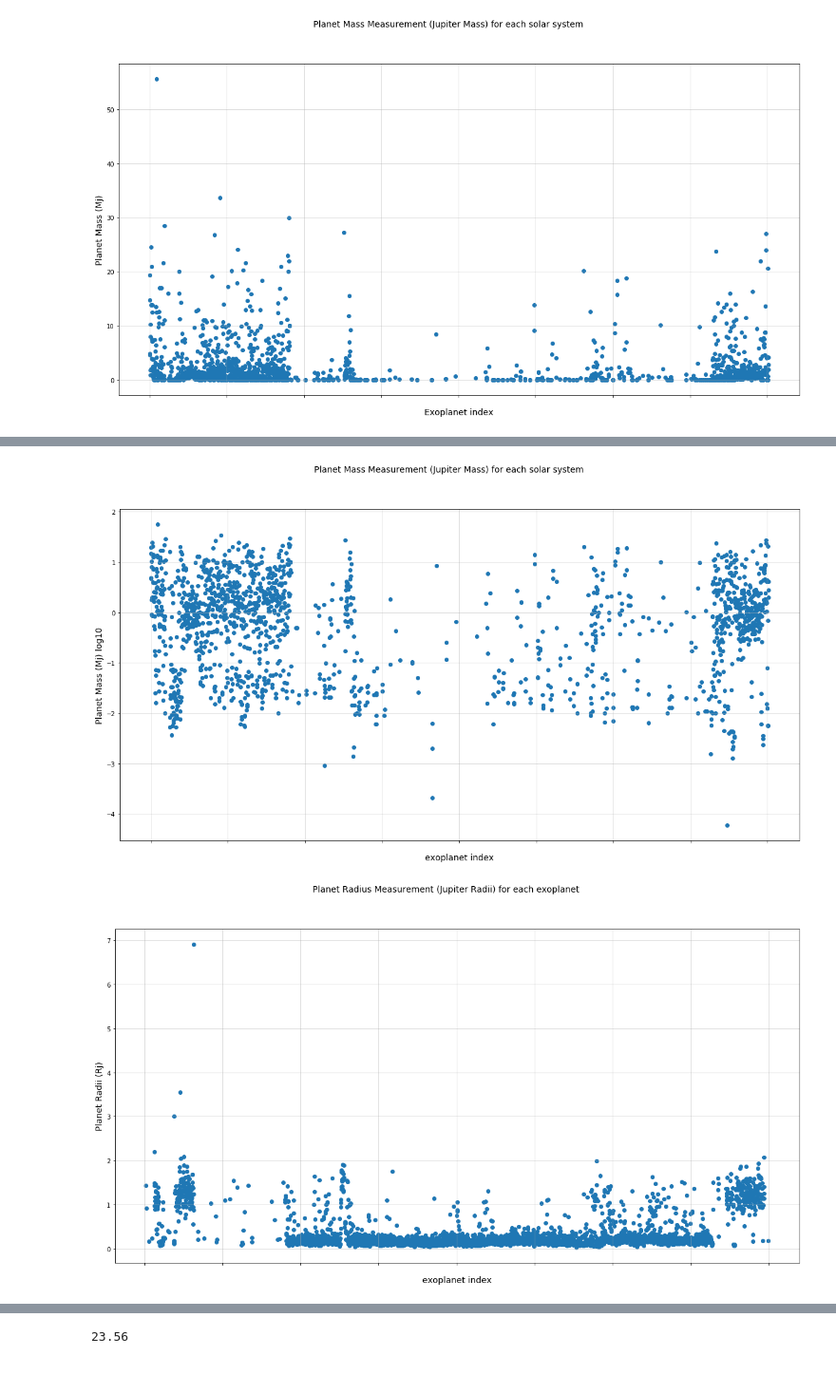
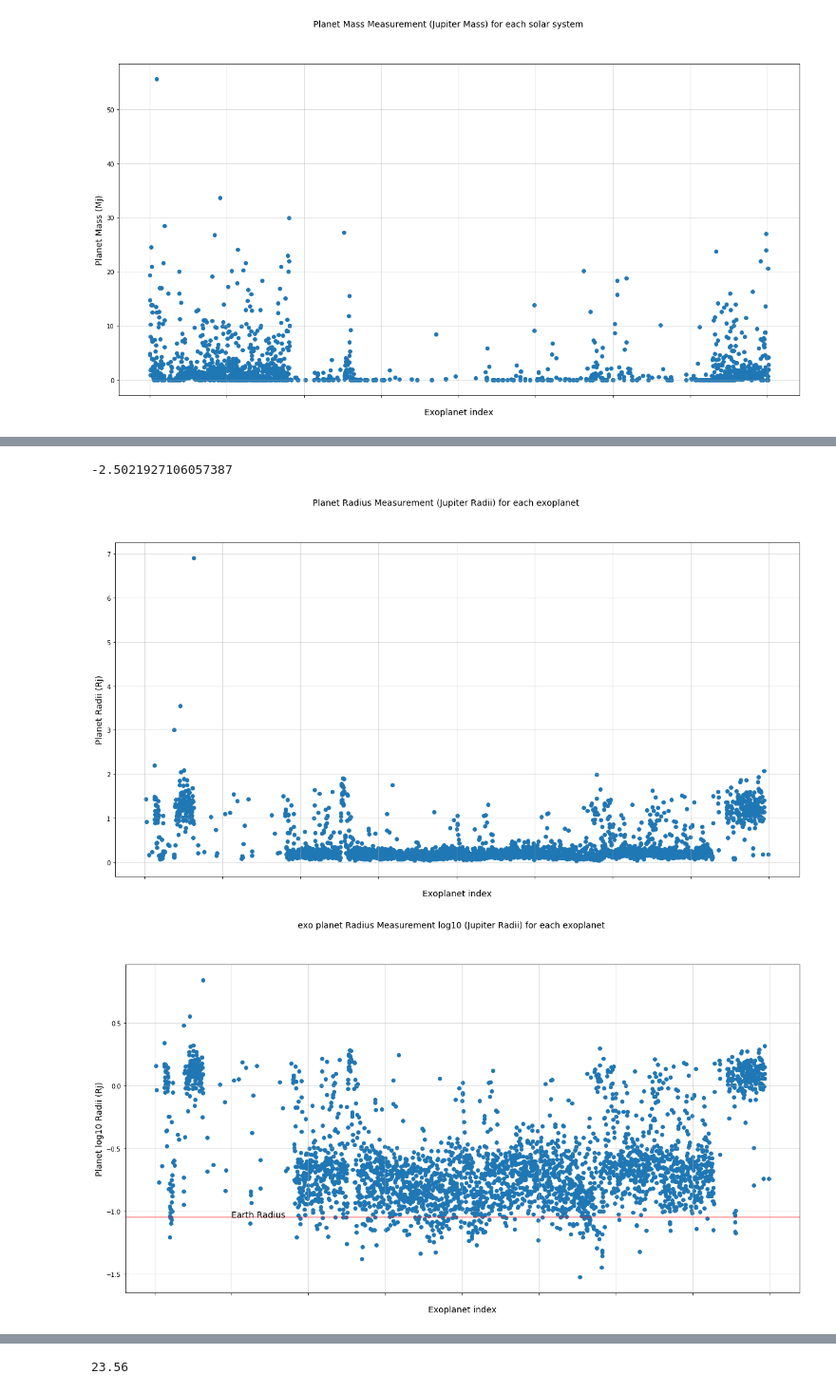
Before and after one commit to coderXmachina2/infographicaGalactica, a Jupyter notebook: scripts/exoPlanetProbing.ipynb, the cells around one changed output, grey strips where cells are left out. Shown: that part at 95% size. Drawn from its saved outputs; the diff is of its cells as text; code cells hidden in the pictures.

Commit message:
Mass and Radius

```diff
--- a/scripts/exoPlanetProbing.ipynb
+++ b/scripts/exoPlanetProbing.ipynb
@@ -273,9 +250,13 @@ plt.show()
+# %%
+np.log10(earth_mass.to(u.M_jup).value)
+# %% [output]
+-2.5021927106057387
 # %%
 fig = plt.figure(figsize=(20,10))
-plt.scatter(range(len(data)), np.log10(data['pl_bmassj']))
-fig.suptitle('Planet Mass Measurement (Jupiter Mass) for each solar system', fontsize=14)
-plt.xlabel('exoplanet index', fontsize=14)
-plt.ylabel('Planet Mass (Mj) log10', fontsize=14)
+plt.scatter(range(len(data)), data['pl_radj'])
+fig.suptitle('Planet Radius Measurement (Jupiter Radii) for each exoplanet', fontsize=14)
+plt.xlabel('Exoplanet index', fontsize=14)
+plt.ylabel('Planet Radii (Rj)', fontsize=14)
 
 #plt.yticks(np.arange(-5, 140, step=20))
 plt.xticks(rotation=45, fontsize=4, alpha = 0.0001)
@@ -283,24 +264,26 @@ plt.xticks(rotation=45, fontsize=4, alpha = 0.0001)
 #plt.text(0,0, "Edge On", fontsize = 10)
 
 plt.grid(alpha = 0.5)
-plt.savefig('/Users/ultra/Desktop/theJects/infographicaGalactica/Vissies/planet_mass_measure_log10.png')
+plt.savefig('/Users/ultra/Desktop/theJects/infographicaGalactica/Vissies/planet_Radii_Jupiter_Radii.png')
 plt.show()
 # %% [output]
-[figure, old version]
+[figure, new version]
 # %%
 fig = plt.figure(figsize=(20,10))
 plt.scatter(range(len(data)), np.log10(data['pl_radj']) )
-fig.suptitle('Planet Radius Measurement (Jupiter Radii) for each exoplanet', fontsize=14)
+fig.suptitle('exo planet Radius Measurement log10 (Jupiter Radii) for each exoplanet', fontsize=14)
 plt.xlabel('Exoplanet index', fontsize=14)
-plt.ylabel('Planet Radii (Rj)', fontsize=14)
+plt.ylabel('Planet log10 Radii (Rj)', fontsize=14)
 
 #plt.yticks(np.arange(-5, 140, step=20))
 plt.xticks(rotation=45, fontsize=4, alpha = 0.0001)
-#plt.text(0,95, "Edge On", fontsize = 10)
-#plt.text(0,0, "Edge On", fontsize = 10)
+earth_rad = 1*u.R_earth
+
+plt.axhline(y=np.log10(earth_rad.to(u.R_jup).value)  , alpha= 0.5, color='red') #1 AU
+plt.text(500, np.log10(earth_rad.to(u.R_jup).value), 'Earth Radius', fontsize = 14)
 
 plt.grid(alpha = 0.5)
-plt.savefig('/Users/ultra/Desktop/theJects/infographicaGalactica/Vissies/planet_Radii_Jupiter_Radii.png')
+plt.savefig('/Users/ultra/Desktop/theJects/infographicaGalactica/Vissies/planet_Radii_Jupiter_Radii_log_10.png')
 plt.show()
 # %% [output]
-[figure, old version]
+[figure, new version]
```
Also changed, not shown: parts of 6 cells of this notebook, 5 other files.
